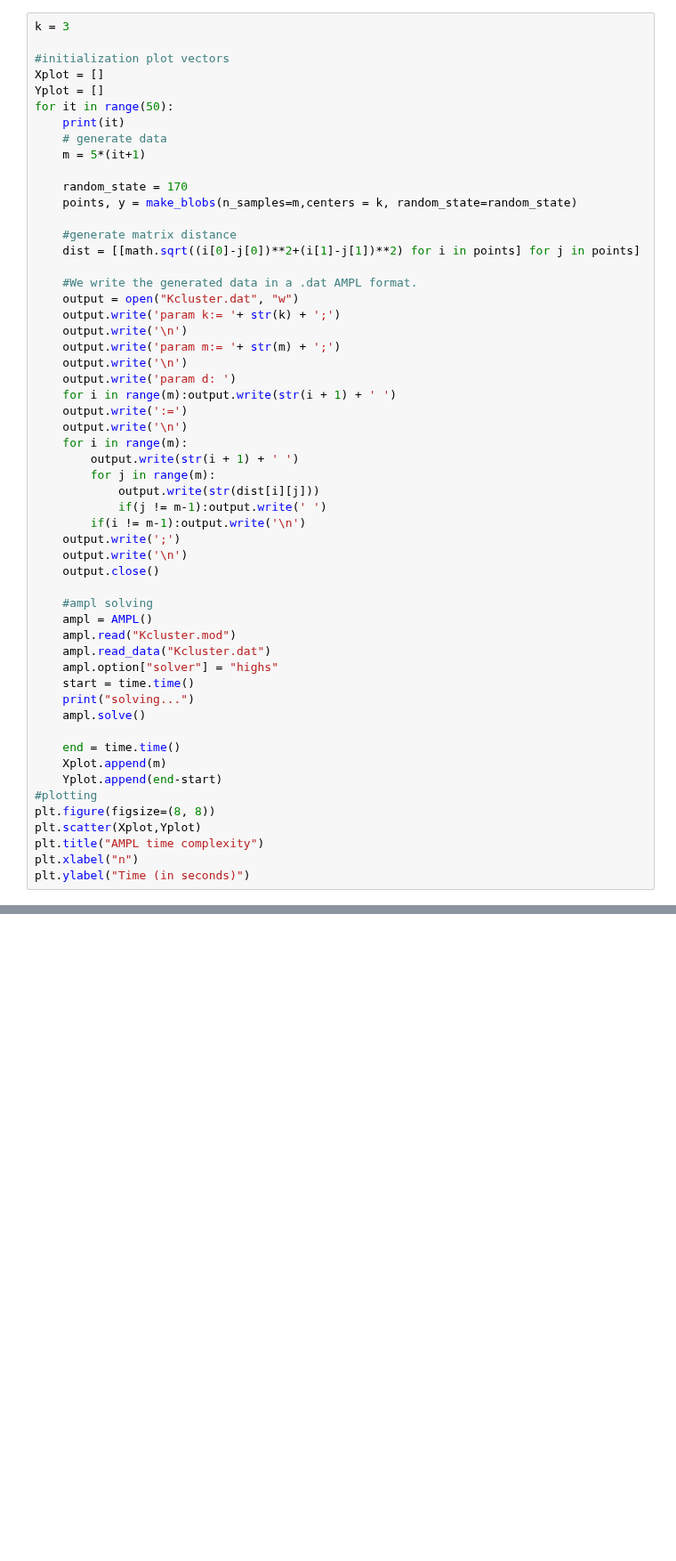
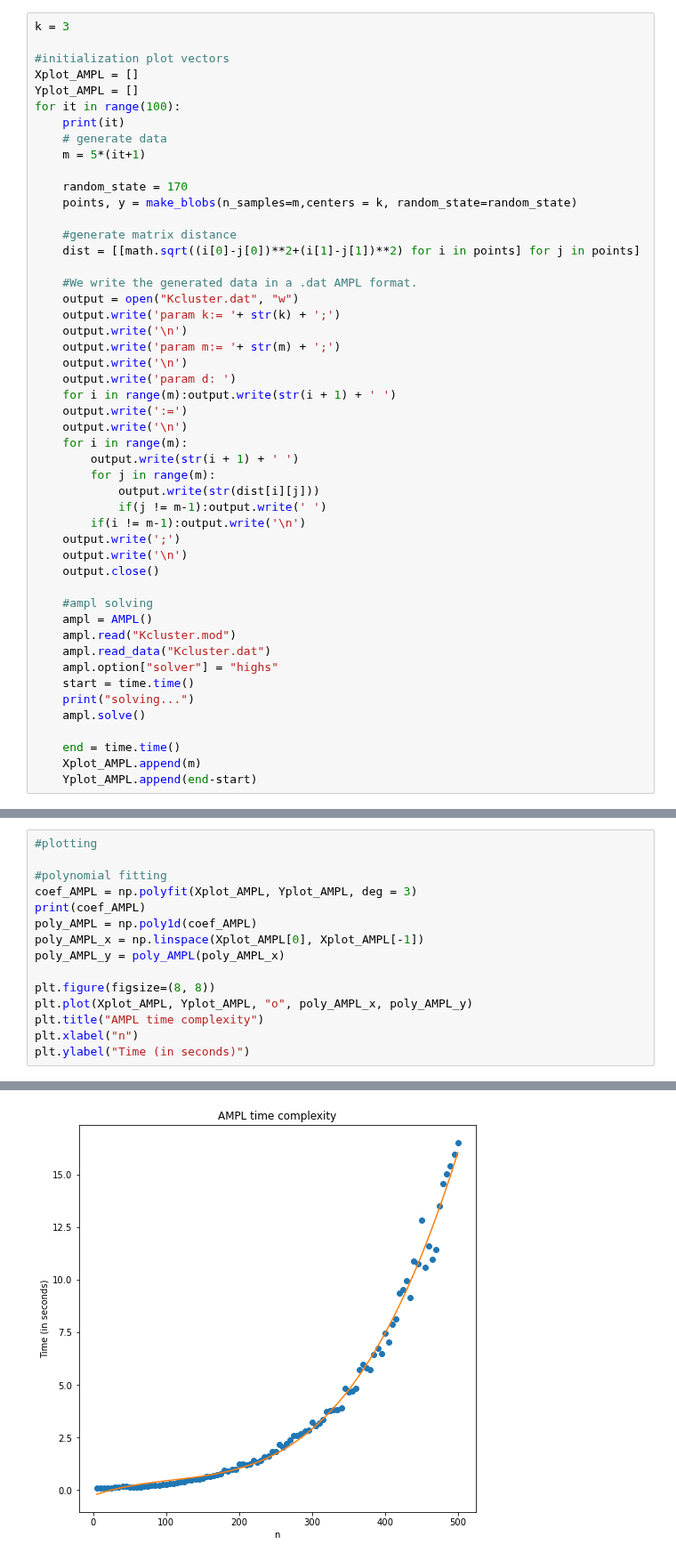
Before and after one commit to PolGonzalez/Kclusters, a Jupyter notebook: Time complexity.ipynb, the cells around one changed output, grey strips where cells are left out. Shown at 89% size. Cells and saved outputs as stored; diff of their text form; blank space fills up the shorter version.

```diff
--- a/Time complexity.ipynb
+++ b/Time complexity.ipynb
@@ -19,9 +19,9 @@ warnings.filterwarnings('ignore')
 k = 3
 
 #initialization plot vectors
-Xplot = []
-Yplot = []
-for it in range(50):
+Xplot_AMPL = []
+Yplot_AMPL = []
+for it in range(100):
     print(it)
     # generate data
     m = 5*(it+1)
@@ -62,14 +62,8 @@ for it in range(50):
     ampl.solve()
 
     end = time.time()
-    Xplot.append(m)
-    Yplot.append(end-start)
-#plotting
-plt.figure(figsize=(8, 8))
-plt.scatter(Xplot,Yplot)
-plt.title("AMPL time complexity")
-plt.xlabel("n")
-plt.ylabel("Time (in seconds)")
+    Xplot_AMPL.append(m)
+    Yplot_AMPL.append(end-start)
 # %% [output]
 0
 solving...
@@ -92,0 +85,16 @@ Text(0, 0.5, 'Time (in seconds)')
+# %%
+#plotting
+
+#polynomial fitting
+coef_AMPL = np.polyfit(Xplot_AMPL, Yplot_AMPL, deg = 3)
+print(coef_AMPL)
+poly_AMPL = np.poly1d(coef_AMPL)
+poly_AMPL_x = np.linspace(Xplot_AMPL[0], Xplot_AMPL[-1])
+poly_AMPL_y = poly_AMPL(poly_AMPL_x)
+
+plt.figure(figsize=(8, 8))
+plt.plot(Xplot_AMPL, Yplot_AMPL, "o", poly_AMPL_x, poly_AMPL_y)
+plt.title("AMPL time complexity")
+plt.xlabel("n")
+plt.ylabel("Time (in seconds)")
+# %% [output]
@@ -93,3 +103,4 @@ Text(0, 0.5, 'Time (in seconds)')
+[figure, added]
 # %%
 #KMeans time complexity
 k = 3
```
Also changed, not shown: parts of 6 cells of this notebook, 1 other file.
